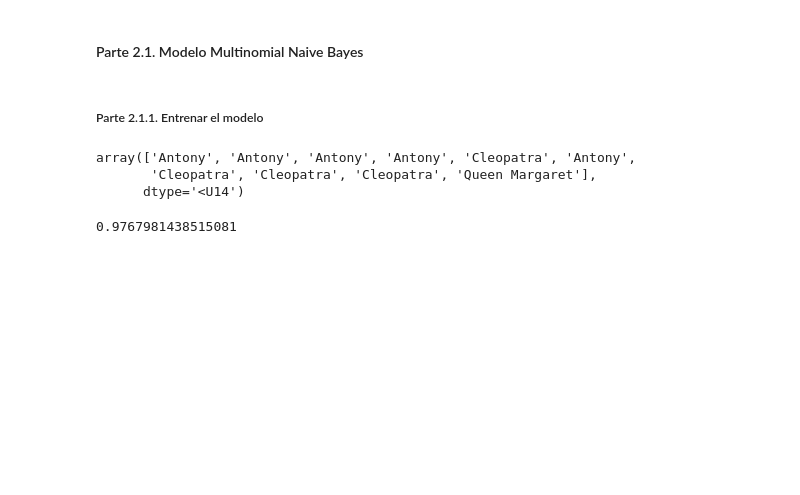
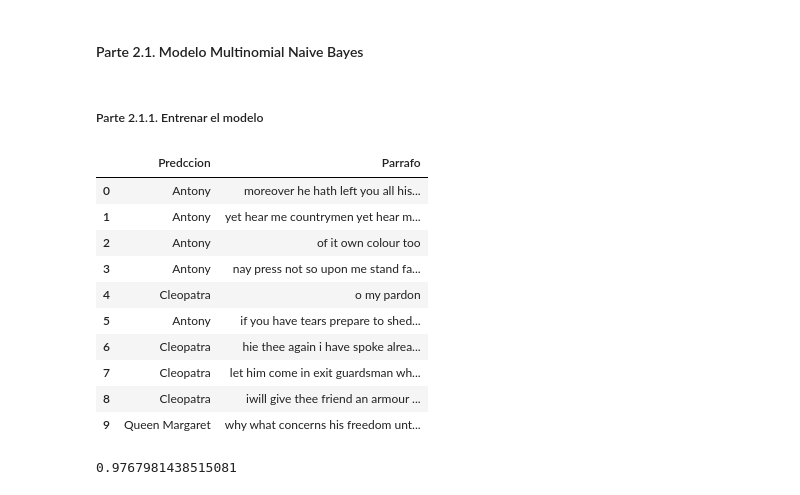
Before and after one commit to lupish/introcd_grupo_17, a Jupyter notebook: Tarea_2/shakespeare_tarea_2.ipynb, the cells around one changed output. Cells and saved outputs as stored; diff of their text form; code cells hidden in the pictures; blank space fills up the shorter version.

Commit message:
Fix 2.1.1 Predicicon + Parrafo

```diff
--- a/Tarea_2/shakespeare_tarea_2.ipynb
+++ b/Tarea_2/shakespeare_tarea_2.ipynb
@@ -534,13 +530,19 @@ plt.show()
 # %%
-bayes_clf = MultinomialNB().fit(X_train_tf_sw_nG12, y_train)
-
 # Ver las primeras 10 predicciones de train
 y_pred_train = bayes_clf.predict(X_train_tf_sw_nG12)
-y_pred_train[:10]
+pd.DataFrame({"Predccion":y_pred_train[:10],"Parrafo":X_train[:10]})
 # %% [output]
-array(['Antony', 'Antony', 'Antony', 'Antony', 'Cleopatra', 'Antony',
-       'Cleopatra', 'Cleopatra', 'Cleopatra', 'Queen Margaret'],
-      dtype='<U14')
+|  | Predccion | Parrafo |
+| 0 | Antony | moreover he hath left you all his... |
+| 1 | Antony | yet hear me countrymen yet hear m... |
+| 2 | Antony | of it own colour too |
+| 3 | Antony | nay press not so upon me stand fa... |
+| 4 | Cleopatra | o my pardon |
+| 5 | Antony | if you have tears prepare to shed... |
+| 6 | Cleopatra | hie thee again i have spoke alrea... |
+| 7 | Cleopatra | let him come in exit guardsman wh... |
+| 8 | Cleopatra | iwill give thee friend an armour ... |
+| 9 | Queen Margaret | why what concerns his freedom unt... |
 # %%
 def get_accuracy(y_true, y_pred):
     return (y_true == y_pred).sum() / len(y_true)
```
Also changed, not shown: parts of 7 cells of this notebook.
